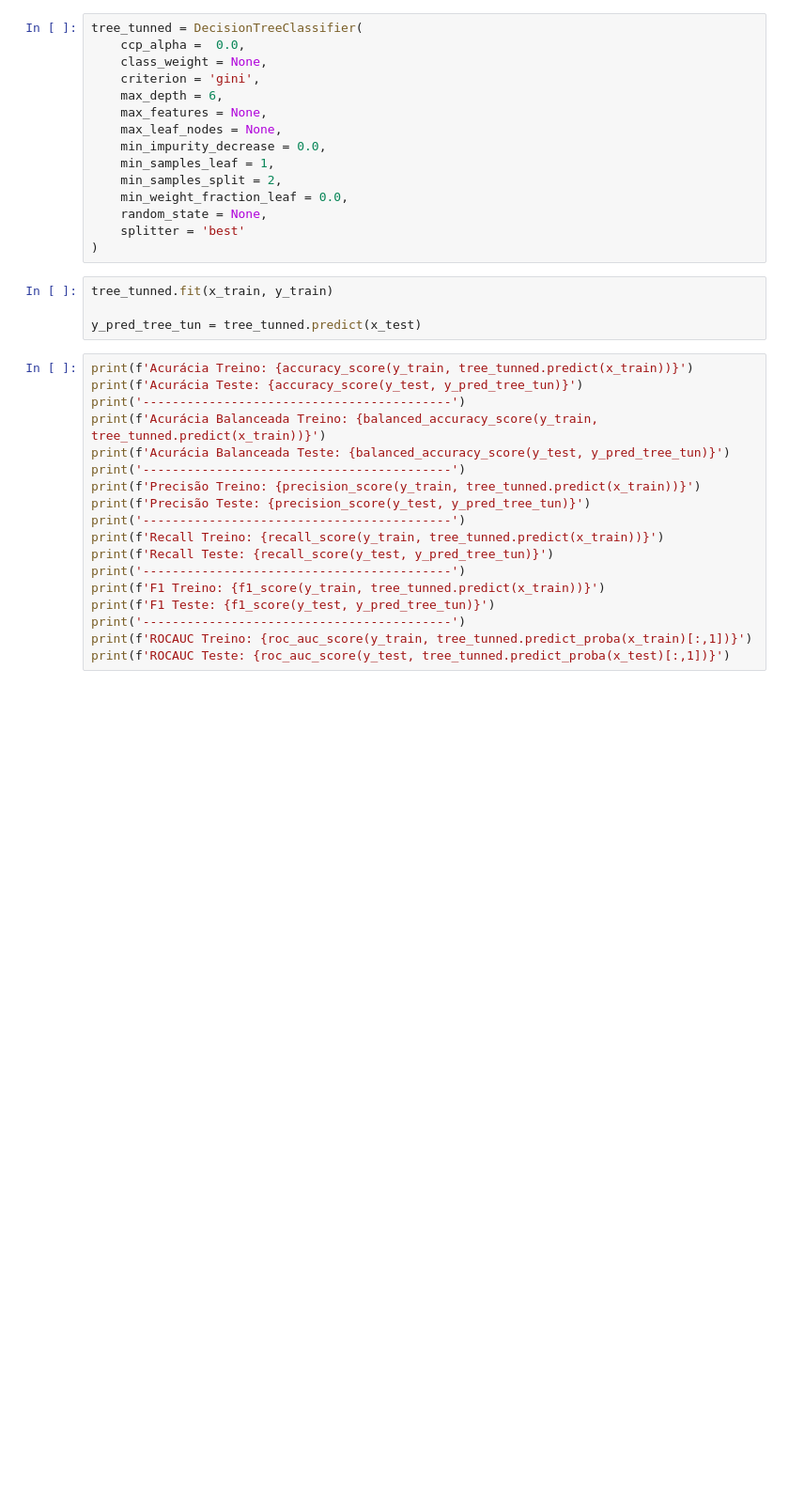
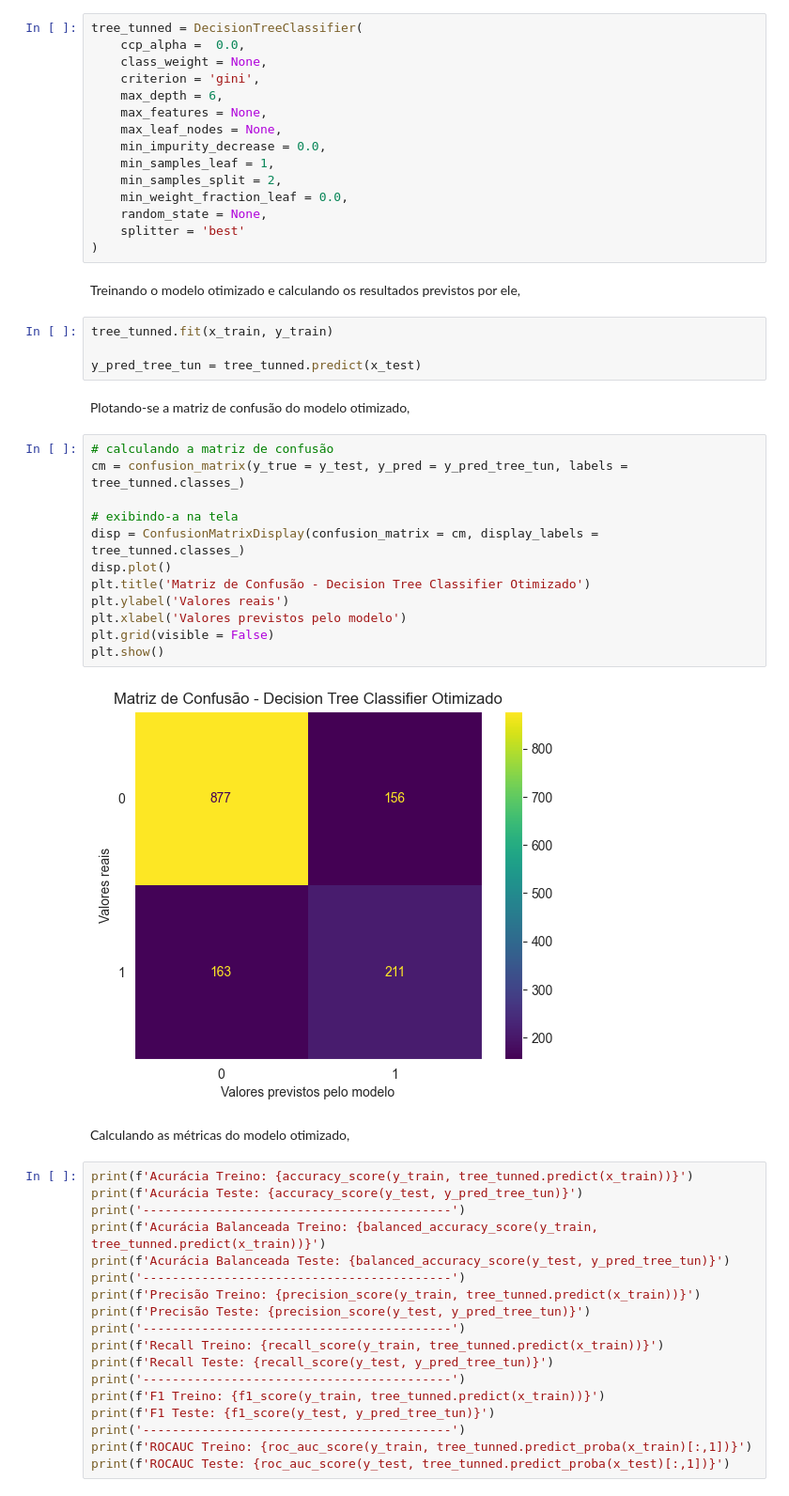
Before and after one commit to rfprates/modelo_classificacao_analise_churn, a Jupyter notebook: modelo_classificacao_churn.ipynb, the cells around one changed output. Shown at 94% size. Cells and saved outputs as stored; diff of their text form; blank space fills up the shorter version.

```diff
--- a/modelo_classificacao_churn.ipynb
+++ b/modelo_classificacao_churn.ipynb
@@ -655,10 +663,30 @@ tree_tunned = DecisionTreeClassifier(
     random_state = None,
     splitter = 'best'
 )
+# %% [markdown]
+Treinando o modelo otimizado e calculando os resultados previstos por ele,
 # %%
 tree_tunned.fit(x_train, y_train)
 
 y_pred_tree_tun = tree_tunned.predict(x_test)
+# %% [markdown]
+Plotando-se a matriz de confusão do modelo otimizado,
+# %%
+# calculando a matriz de confusão
+cm = confusion_matrix(y_true = y_test, y_pred = y_pred_tree_tun, labels = tree_tunned.classes_)
+
+# exibindo-a na tela
+disp = ConfusionMatrixDisplay(confusion_matrix = cm, display_labels = tree_tunned.classes_)
+disp.plot()
+plt.title('Matriz de Confusão - Decision Tree Classifier Otimizado')
+plt.ylabel('Valores reais')
+plt.xlabel('Valores previstos pelo modelo')
+plt.grid(visible = False)
+plt.show()
+# %% [output]
+[figure, added]
+# %% [markdown]
+Calculando as métricas do modelo otimizado,
 # %%
 print(f'Acurácia Treino: {accuracy_score(y_train, tree_tunned.predict(x_train))}')
 print(f'Acurácia Teste: {accuracy_score(y_test, y_pred_tree_tun)}')
```
Also changed, not shown: parts of 20 cells of this notebook.
